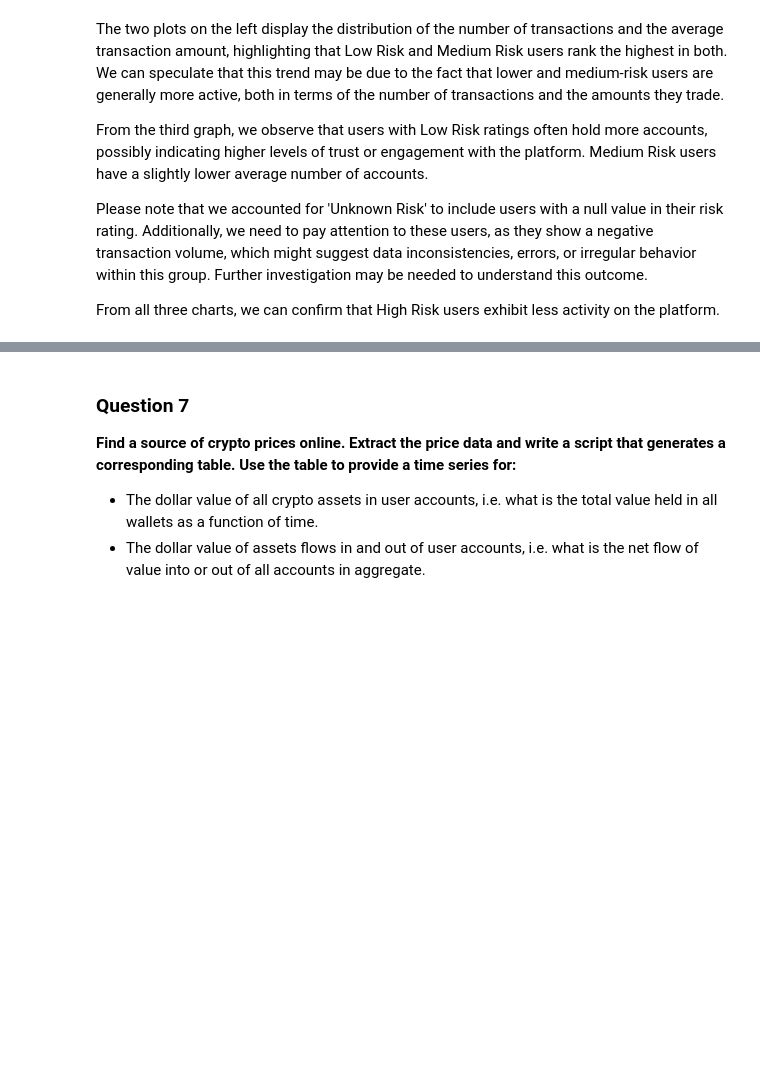
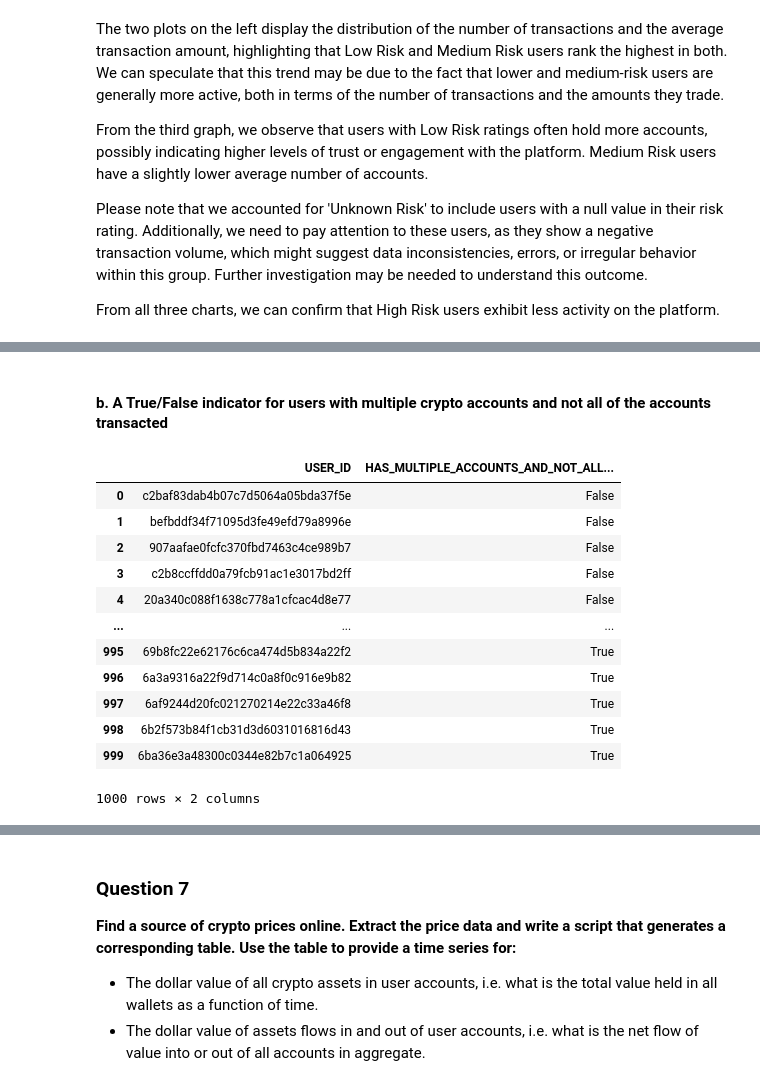
Before and after one commit to ycyuchengliu/coinbase_note, a Jupyter notebook: Coinbase_Data_HW.ipynb, the cells around one changed output, grey strips where cells are left out. Saved outputs shown, nothing was run; the diff lists cells and outputs as text; code cells hidden in the pictures; blank space fills up the shorter version.

```diff
--- a/Coinbase_Data_HW.ipynb
+++ b/Coinbase_Data_HW.ipynb
@@ -405,0 +438,57 @@ From all three charts, we can confirm that High Risk users exhibit less activity
+# %% [markdown]
+#### **b. A True/False indicator for users with multiple crypto accounts and not all of the accounts transacted**
+# %%
+q5_b_query = f"""
+            WITH user_crypto_accounts AS (
+                SELECT
+                    u.user_id,
+                    a.account_id,
+                    COUNT(l.ledger_entry_id) AS transaction_count
+                FROM
+                    COINBASE.PUBLIC.USERS u
+                LEFT JOIN
+                    COINBASE.PUBLIC.ACCOUNTS a ON u.user_id = a.user_id
+                LEFT JOIN
+                    COINBASE.PUBLIC.LEDGER l ON a.account_id = l.account_id
+                WHERE a.account_type = 'CryptoAccount'
+                GROUP BY 1,2
+                ORDER BY 1,2
+            ),
+            users_with_multiple_accounts AS (
+                SELECT
+                    user_id,
+                    SUM(CASE WHEN transaction_count = 0 THEN 1 ELSE 0 END) AS accounts_without_transactions,
+                    COUNT(account_id) AS total_crypto_accounts
+                FROM
+                    user_crypto_accounts
+                GROUP BY
+                    user_id
+            )
+            SELECT
+                user_id,
+                CASE
+                    WHEN total_crypto_accounts > 1 AND accounts_without_transactions > 0 THEN 'True'
+                    ELSE 'False'
+                END AS has_multiple_accounts_and_not_all_transacted
+            FROM
+                users_with_multiple_accounts
+            ORDER BY
+                has_multiple_accounts_and_not_all_transacted;
+"""
+
+tf_indicator_multiple_account_not_all_transacted = get_sf_data(q5_b_query)
+tf_indicator_multiple_account_not_all_transacted
+# %% [output]
+|  | USER_ID | HAS_MULTIPLE_ACCOUNTS_AND_NOT_ALL... |
+| 0 | c2baf83dab4b07c7d5064a05bda37f5e | False |
+| 1 | befbddf34f71095d3fe49efd79a8996e | False |
+| 2 | 907aafae0fcfc370fbd7463c4ce989b7 | False |
+| 3 | c2b8ccffdd0a79fcb91ac1e3017bd2ff | False |
+| 4 | 20a340c088f1638c778a1cfcac4d8e77 | False |
+| ... | ... | ... |
+| 995 | 69b8fc22e62176c6ca474d5b834a22f2 | True |
+| 996 | 6a3a9316a22f9d714c0a8f0c916e9b82 | True |
+| 997 | 6af9244d20fc021270214e22c33a46f8 | True |
+| 998 | 6b2f573b84f1cb31d3d6031016816d43 | True |
+| 999 | 6ba36e3a48300c0344e82b7c1a064925 | True |
+1000 rows × 2 columns
```
Also changed, not shown: parts of 10 cells of this notebook, 6 other files.
